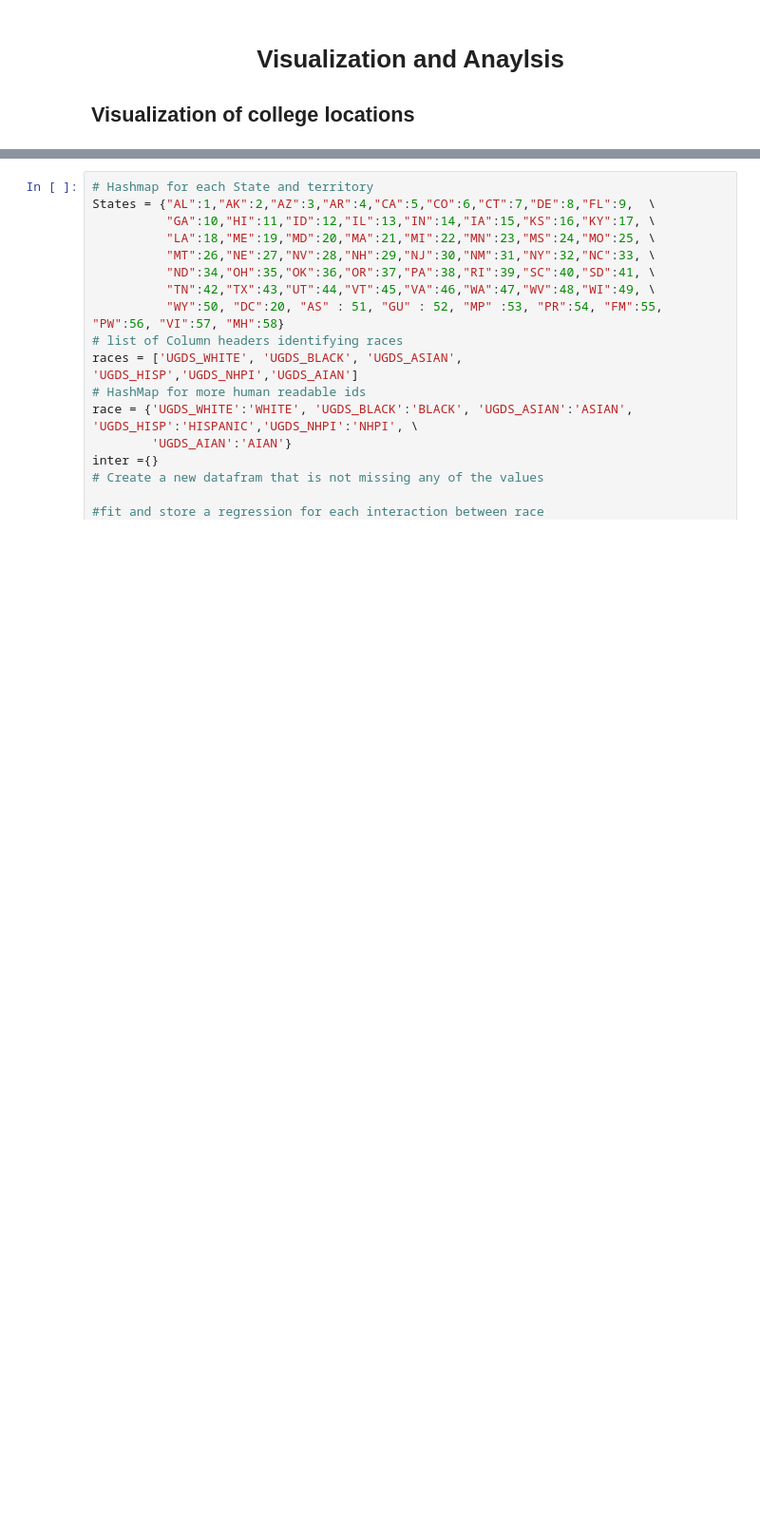
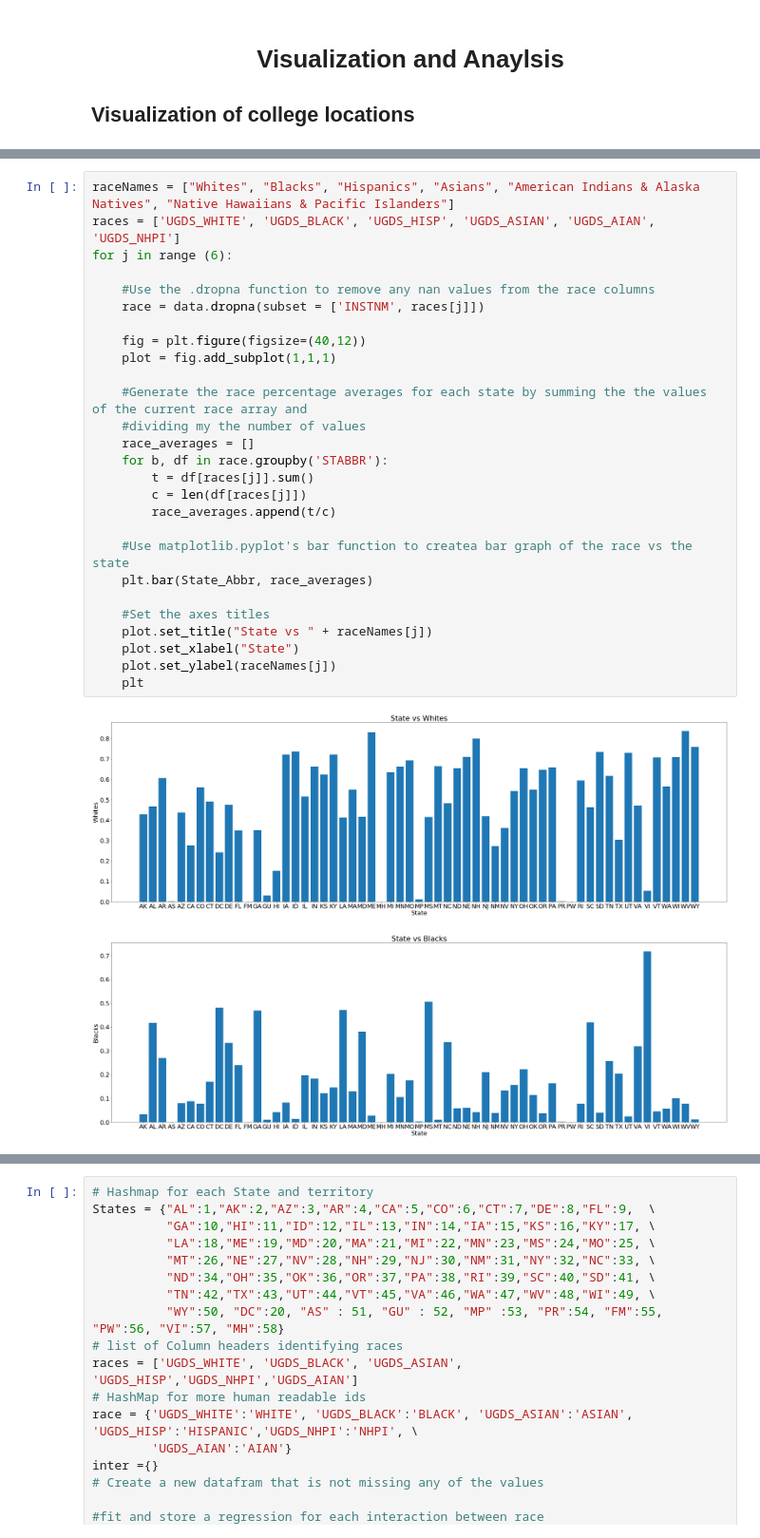
Before and after one commit to ZionJoseph/320-project-5, a Jupyter notebook: College Scorecard Tutorial.ipynb, the cells around one changed output, grey strips where cells are left out. Shown at 95% size. Drawn from its saved outputs; the diff is of its cells as text; blank space fills up the shorter version.

```diff
--- a/College Scorecard Tutorial.ipynb
+++ b/College Scorecard Tutorial.ipynb
@@ -185,0 +233,30 @@ plt
+# %%
+raceNames = ["Whites", "Blacks", "Hispanics", "Asians", "American Indians & Alaska Natives", "Native Hawaiians & Pacific Islanders"]
+races = ['UGDS_WHITE', 'UGDS_BLACK', 'UGDS_HISP', 'UGDS_ASIAN', 'UGDS_AIAN', 'UGDS_NHPI']
+for j in range (6):
+
+    #Use the .dropna function to remove any nan values from the race columns
+    race = data.dropna(subset = ['INSTNM', races[j]])
+
+    fig = plt.figure(figsize=(40,12))
+    plot = fig.add_subplot(1,1,1)
+
+    #Generate the race percentage averages for each state by summing the the values of the current race array and
+    #dividing my the number of values
+    race_averages = []
+    for b, df in race.groupby('STABBR'):
+        t = df[races[j]].sum()
+        c = len(df[races[j]])
+        race_averages.append(t/c)
+
+    #Use matplotlib.pyplot's bar function to createa bar graph of the race vs the state
+    plt.bar(State_Abbr, race_averages)
+
+    #Set the axes titles
+    plot.set_title("State vs " + raceNames[j])
+    plot.set_xlabel("State")
+    plot.set_ylabel(raceNames[j])
+    plt
+# %% [output]
+[figure, added]
+[figure, added]
```
Also changed, not shown: parts of 21 cells of this notebook, 1 other file.
